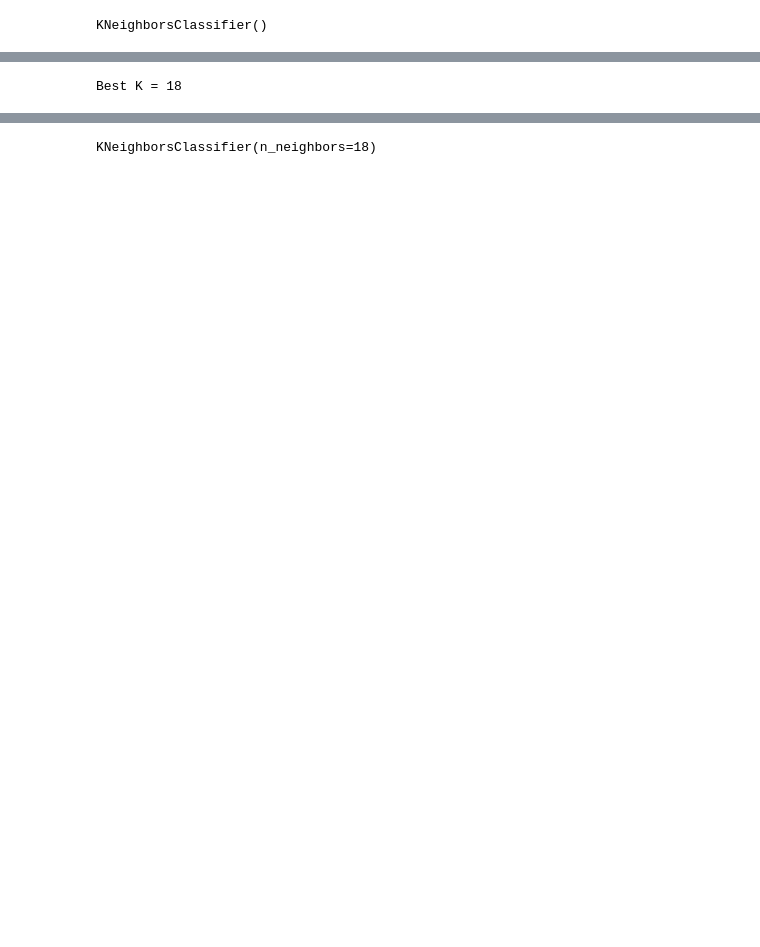
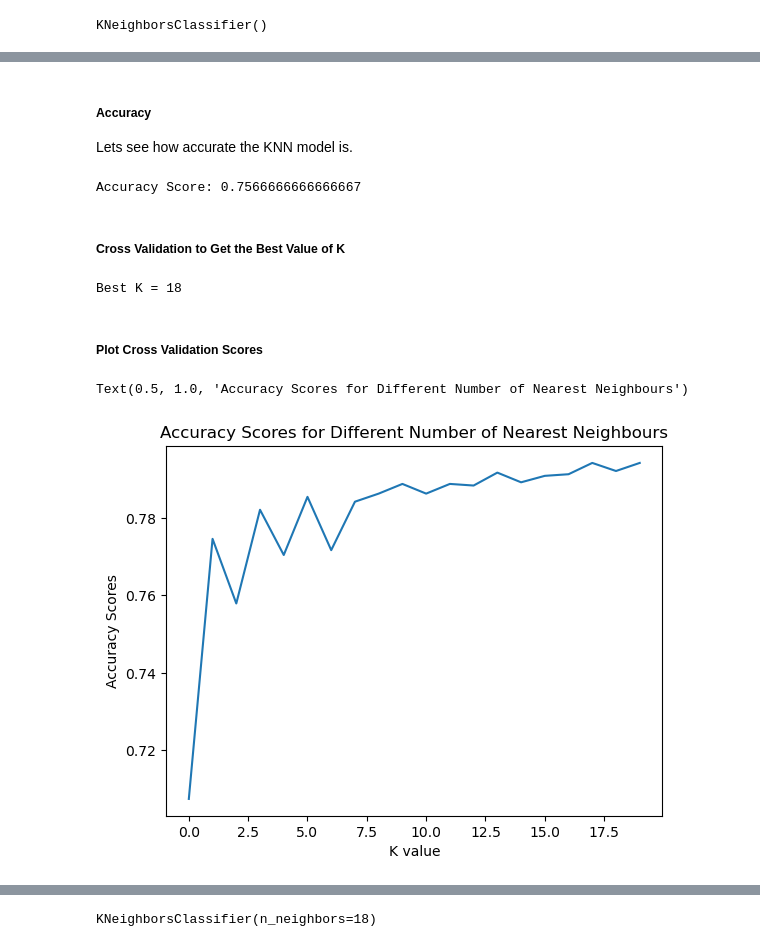
Before and after one commit to frederick2003/Classification-Algorithms-for-Synthetic-Flight-Data, a Jupyter notebook: Analysis.ipynb, the cells around one changed output, grey strips where cells are left out. Saved outputs shown, nothing was run; the diff lists cells and outputs as text; code cells hidden in the pictures; blank space fills up the shorter version.

```diff
--- a/Analysis.ipynb
+++ b/Analysis.ipynb
@@ -811,3 +909,14 @@ Confusion Matrix:
+# %% [markdown]
+##### Accuracy
+
+Lets see how accurate the KNN model is.
+# %%
+accuracy = accuracy_score(y_test,y_pred)
+print(f"Accuracy Score:", accuracy)
+# %% [output]
+Accuracy Score: 0.7566666666666667
+# %% [markdown]
+##### Cross Validation to Get the Best Value of K
 # %%
 k_values = range(1, 21)
 cv_scores = []
@@ -821,3 +930,14 @@ optimal_k = k_values[np.argmax(cv_scores)]
 print("Best K =", optimal_k)
 # %% [output]
 Best K = 18
+# %% [markdown]
+##### Plot Cross Validation Scores
+# %%
+plt.figure()
+plt.plot(cv_scores)
+plt.ylabel("Accuracy Scores")
+plt.xlabel("K value")
+plt.title("Accuracy Scores for Different Number of Nearest Neighbours")
+# %% [output]
+Text(0.5, 1.0, 'Accuracy Scores for Different Number of Nearest Neighbours')
+[figure, added]
```
Also changed, not shown: parts of 79 cells of this notebook.
